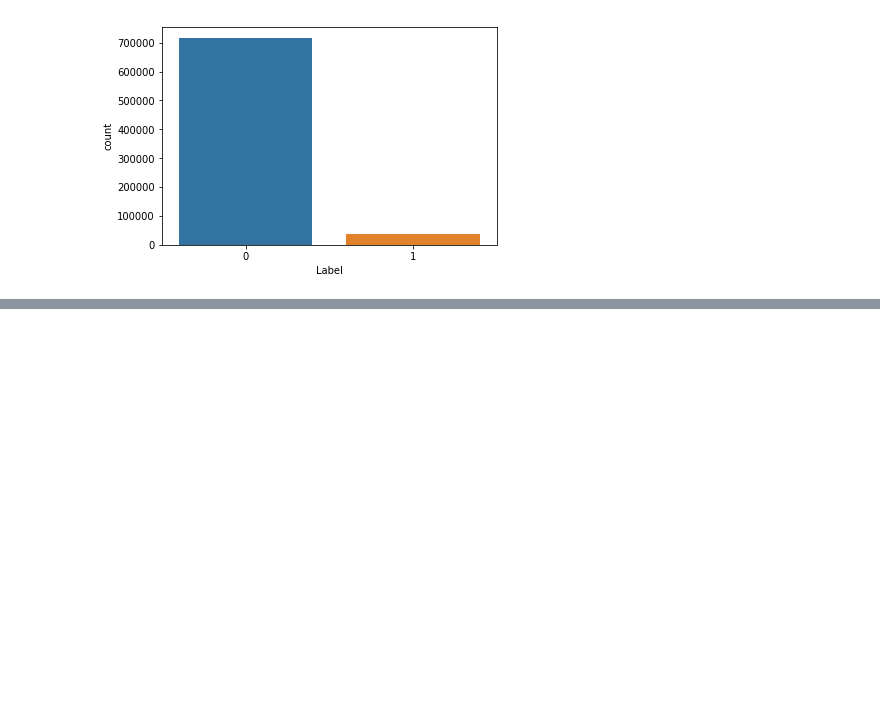
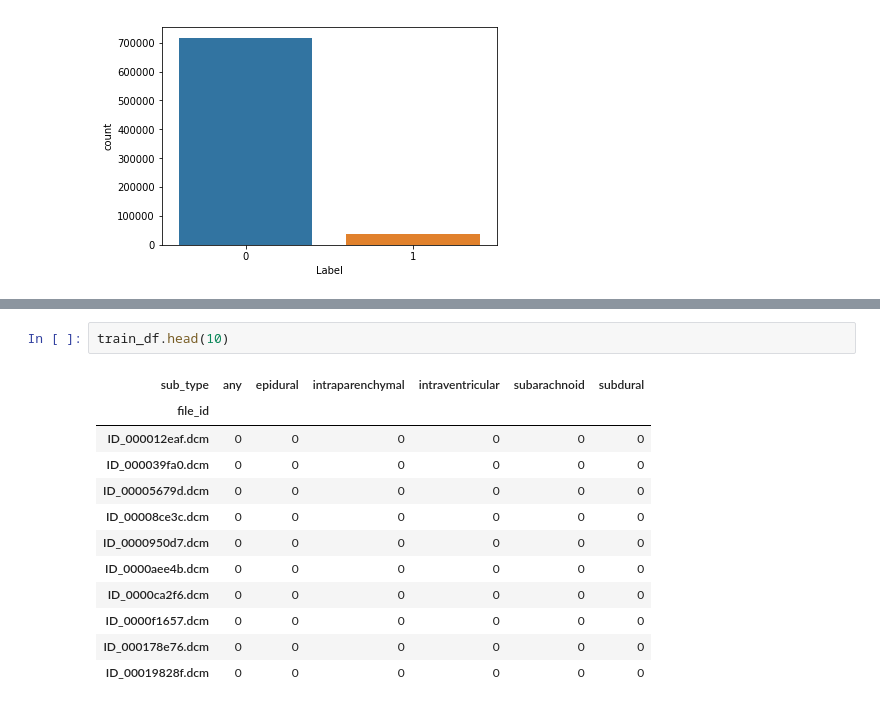
Before and after one commit to sara-kassani/RSNA-Hemorrhage-Detection, a Jupyter notebook: RSNA_Hemorrhage_EDA_01.ipynb, the cells around one changed output, grey strips where cells are left out. Saved outputs shown, nothing was run; the diff lists cells and outputs as text; blank space fills up the shorter version.

```diff
--- a/RSNA_Hemorrhage_EDA_01.ipynb
+++ b/RSNA_Hemorrhage_EDA_01.ipynb
@@ -114,0 +150,15 @@ sns.countplot(x = "Label", data = train_df[train_df["sub_type"] == "subarachnoid
+# %%
+train_df.head(10)
+# %% [output]
+| sub_type | any | epidural | intraparenchymal | intraventricular | subarachnoid | subdural |
+| file_id |  |  |  |  |  |  |
+| ID_000012eaf.dcm | 0 | 0 | 0 | 0 | 0 | 0 |
+| ID_000039fa0.dcm | 0 | 0 | 0 | 0 | 0 | 0 |
+| ID_00005679d.dcm | 0 | 0 | 0 | 0 | 0 | 0 |
+| ID_00008ce3c.dcm | 0 | 0 | 0 | 0 | 0 | 0 |
+| ID_0000950d7.dcm | 0 | 0 | 0 | 0 | 0 | 0 |
+| ID_0000aee4b.dcm | 0 | 0 | 0 | 0 | 0 | 0 |
+| ID_0000ca2f6.dcm | 0 | 0 | 0 | 0 | 0 | 0 |
+| ID_0000f1657.dcm | 0 | 0 | 0 | 0 | 0 | 0 |
+| ID_000178e76.dcm | 0 | 0 | 0 | 0 | 0 | 0 |
+| ID_00019828f.dcm | 0 | 0 | 0 | 0 | 0 | 0 |
```
Also changed, not shown: parts of 11 cells of this notebook.
